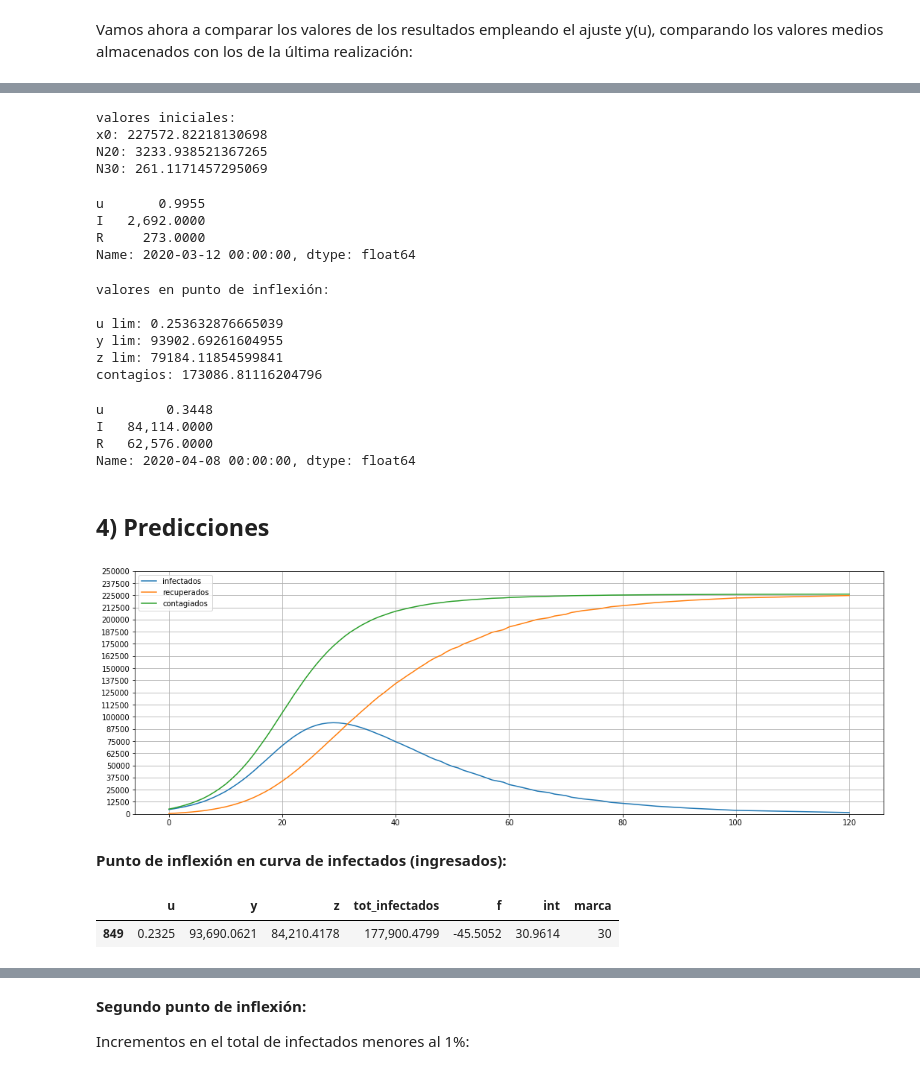
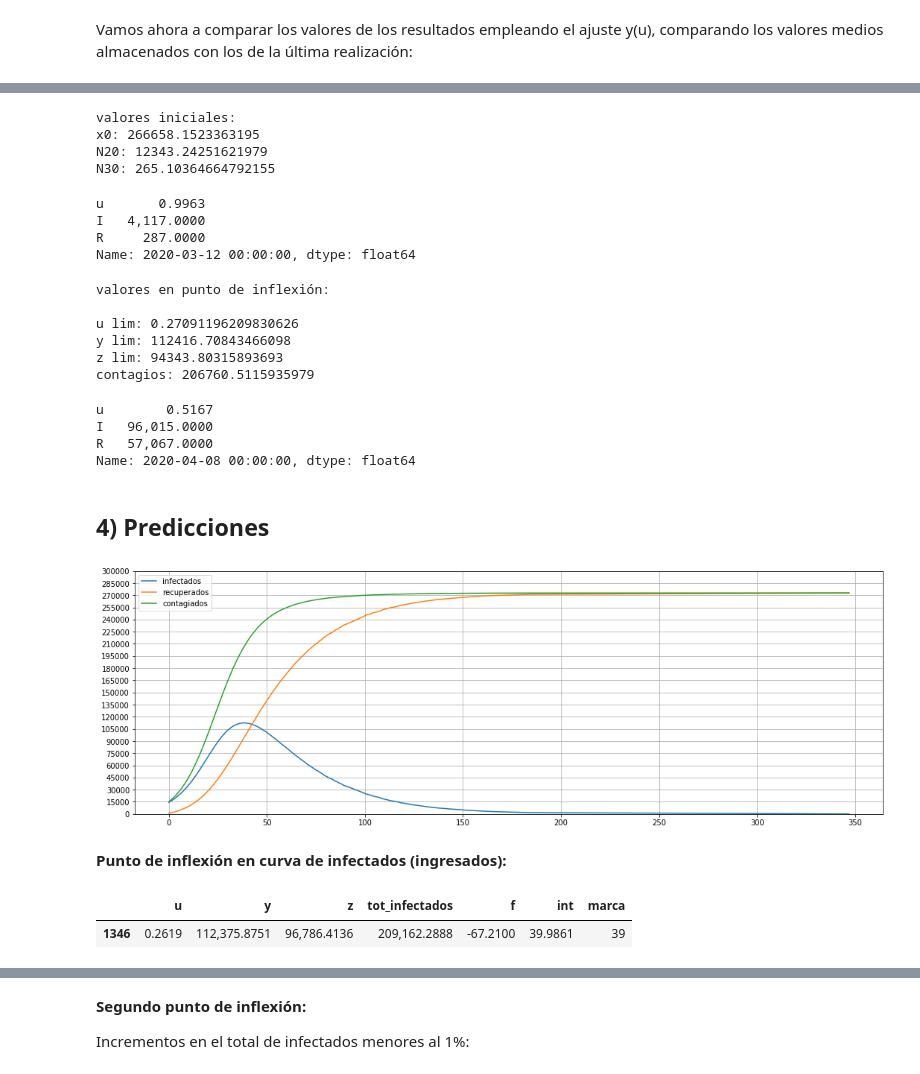
Before and after one commit to IllanL/analisis_coronavirus, a Jupyter notebook: 2) Modelo SIR ajustado/Aplicación de ecuaciones de modelo SIR-2.ipynb, the cells around one changed output, grey strips where cells are left out. Drawn from its saved outputs; the diff is of its cells as text; code cells hidden in the pictures.

```diff
--- a/2) Modelo SIR ajustado/Aplicación de ecuaciones de modelo SIR-2.ipynb
+++ b/2) Modelo SIR ajustado/Aplicación de ecuaciones de modelo SIR-2.ipynb
@@ -177,3 +177,11 @@ from IPython.display import display
 pd.options.display.float_format = '{:,.4f}'.format
 # %%
 plt.rcParams['figure.figsize'] = [18, 6]
+# %%
+ruta = '../Datos/Contagios Datadista nacional.csv'
+sep = ';'
+
+date_parser = lambda x: pd.datetime.strptime(x, '%d/%m/%Y')
+
+datos = pd.read_csv(ruta, sep = sep, index_col = 'fecha', parse_dates = ['fecha'], date_parser = date_parser)
+datos = datos.fillna(0).astype(int)
@@ -179,0 +203,4 @@ plt.rcParams['figure.figsize'] = [18, 6]
+# %%
+datos = datos[['casos_total', 'fallecimientos', 'altas']]
+datos.columns = ['CONTAGIOS', 'MUERTOS', 'ALTAS']
+datos.head()
@@ -676,15 +704,15 @@ print('N20:', N20)
 print('N30:', -A * np.log(u_t_0))
 # %% [output]
 valores iniciales:
-x0: 227572.82218130698
-N20: 3233.938521367265
-N30: 261.1171457295069
+x0: 266658.1523363195
+N20: 12343.24251621979
+N30: 265.10364664792155
 # %%
 datos_full_index.loc[datos_full_index.index[0], ['u', 'I', 'R']]
 # %% [output]
-u       0.9955
-I   2,692.0000
-R     273.0000
+u       0.9963
+I   4,117.0000
+R     287.0000
 Name: 2020-03-12 00:00:00, dtype: float64
 # %%
 print('valores en punto de inflexión:\n')
@@ -695,37 +723,37 @@ print('contagios:', y_lim + z_lim)
 # %% [output]
 valores en punto de inflexión:
 
-u lim: 0.253632876665039
-y lim: 93902.69261604955
-z lim: 79184.11854599841
-contagios: 173086.81116204796
+u lim: 0.27091196209830626
+y lim: 112416.70843466098
+z lim: 94343.80315893693
+contagios: 206760.5115935979
 # %%
 datos_full_index.loc['2020-04-08', ['u', 'I', 'R']]
 # %% [output]
-u        0.3448
-I   84,114.0000
-R   62,576.0000
+u        0.5167
+I   96,015.0000
+R   57,067.0000
 Name: 2020-04-08 00:00:00, dtype: float64
 # %% [markdown]
 ## 4) Predicciones
 # %%
 df_reg_u_red = df_reg_u[df_reg_u['int'].isin(df_reg_u.groupby(['marca'])['int'].max())]
 
 plt.plot(df_reg_u_red['marca'], df_reg_u_red['y'], label = 'infectados')
 plt.plot(df_reg_u_red['marca'], df_reg_u_red['z'], label = 'recuperados')
 plt.plot(df_reg_u_red['marca'], df_reg_u_red['z'] + df_reg_u_red['y'], label = 'contagiados')
 plt.ylim([0,200000])
-plt.yticks(np.linspace(0,250000,21))
+plt.yticks(np.linspace(0,300000,21))
 plt.grid(True)
 plt.legend();
 # %% [output]
-[figure, old version]
+[figure, new version]
 # %% [markdown]
 **Punto de inflexión en curva de infectados (ingresados):**
 # %%
 df_reg_u_red[df_reg_u_red['y'].pct_change()<0].head(1)
 # %% [output]
 |  | u | y | z | tot_infectados | f | int | marca |
-| 849 | 0.2325 | 93,690.0621 | 84,210.4178 | 177,900.4799 | -45.5052 | 30.9614 | 30 |
+| 1346 | 0.2619 | 112,375.8751 | 96,786.4136 | 209,162.2888 | -67.2100 | 39.9861 | 39 |
 # %%
 t0 =pd.to_datetime('2020-03-12')
```
Also changed, not shown: parts of 27 cells of this notebook, 6 other files.
